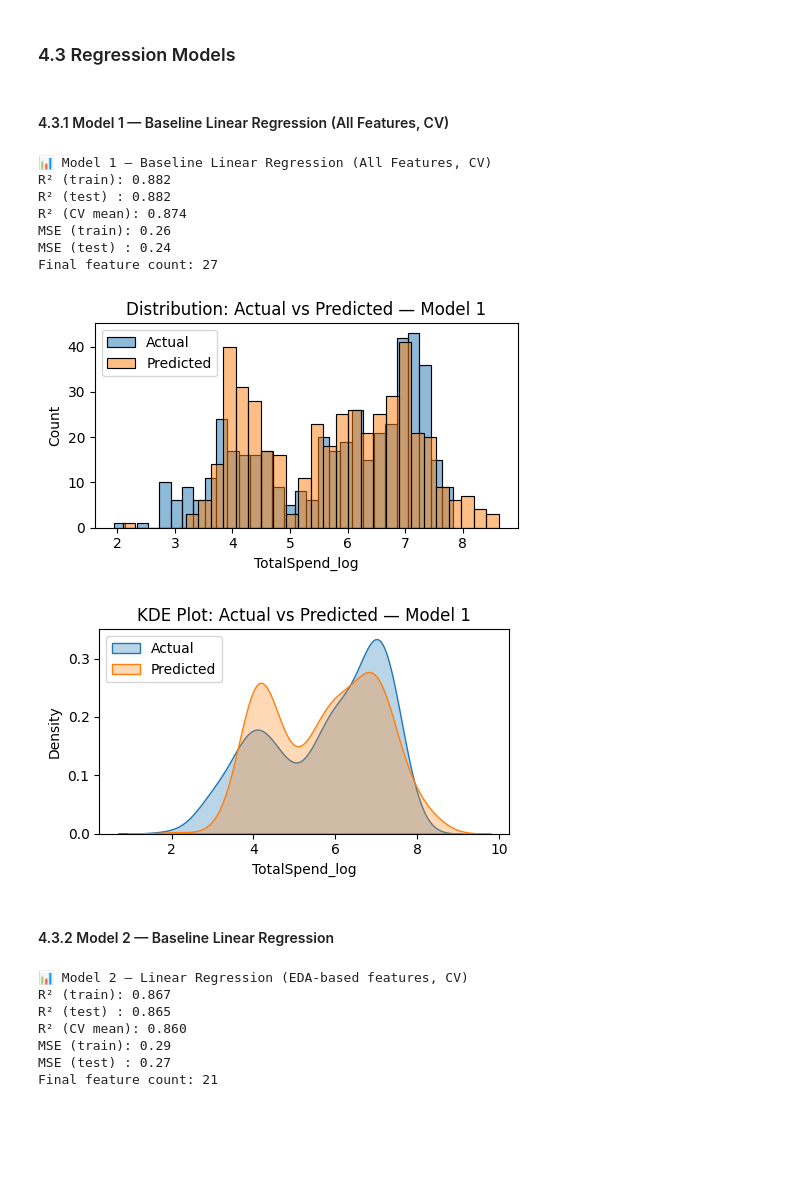
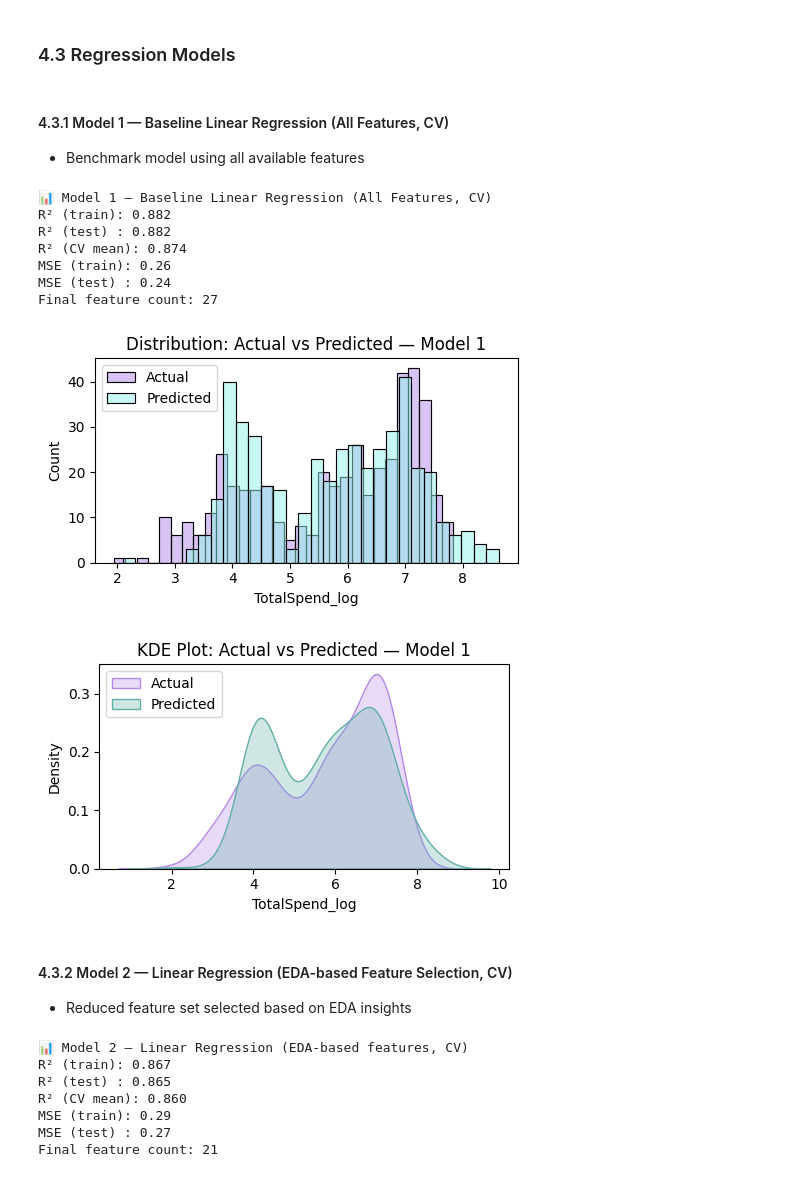
Before and after one commit to NazilaFazeli/ML_Project, a Jupyter notebook: eda_modeling.ipynb, the cells around one changed output. Cells and saved outputs as stored; diff of their text form; code cells hidden in the pictures; blank space fills up the shorter version.

```diff
--- a/eda_modeling.ipynb
+++ b/eda_modeling.ipynb
@@ -814,6 +932,7 @@ df['Income_log'] = np.log1p(df['Income'])
 ### 4.3 Regression Models
 # %% [markdown]
 #### 4.3.1 Model 1 — Baseline Linear Regression (All Features, CV)
+- Benchmark model using all available features
 # %%
 # ============================================================
 # Model 1 — Baseline Linear Regression (All Features, CV)
@@ -965,26 +1084,28 @@ MSE (train): 0.26
 MSE (test) : 0.24
 Final feature count: 27
 # %%
+
 plt.figure(figsize=(5, 3))
-sns.histplot(y_test, label="Actual", bins=30, alpha=0.5)
-sns.histplot(y_test_pred, label="Predicted", bins=30, alpha=0.5)
+sns.histplot(y_test, label="Actual",color="#B388EB", bins=30, alpha=0.5)
+sns.histplot(y_test_pred, label="Predicted",color="#91F3E9FF", bins=30, alpha=0.5)
 plt.title("Distribution: Actual vs Predicted — Model 1")
 plt.legend()
 plt.tight_layout()
 plt.show()
 
 plt.figure(figsize=(5, 3))
-sns.kdeplot(y_test, label="Actual", fill=True, alpha=0.3)
-sns.kdeplot(y_test_pred, label="Predicted", fill=True, alpha=0.3)
+sns.kdeplot(y_test, label="Actual",color="#B388EB", fill=True, alpha=0.3)
+sns.kdeplot(y_test_pred, label="Predicted",color="#63AFA8FF", fill=True, alpha=0.3)
 plt.title("KDE Plot: Actual vs Predicted — Model 1")
 plt.legend()
 plt.tight_layout()
 plt.show()
 # %% [output]
-[figure, old version]
+[figure, new version]
-[figure, old version]
+[figure, new version]
 # %% [markdown]
-#### 4.3.2 Model 2 — Baseline Linear Regression
+#### 4.3.2 Model 2 — Linear Regression (EDA-based Feature Selection, CV)
+- Reduced feature set selected based on EDA insights
 # %%
 # ============================================================
 # Model 2 — Linear Regression (EDA-based features, CV)
```
Also changed, not shown: parts of 20 cells of this notebook.
